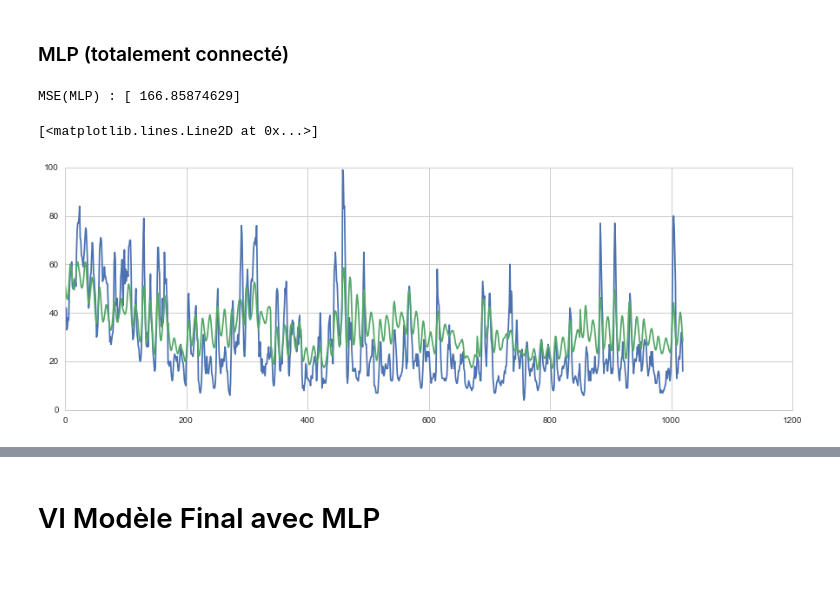
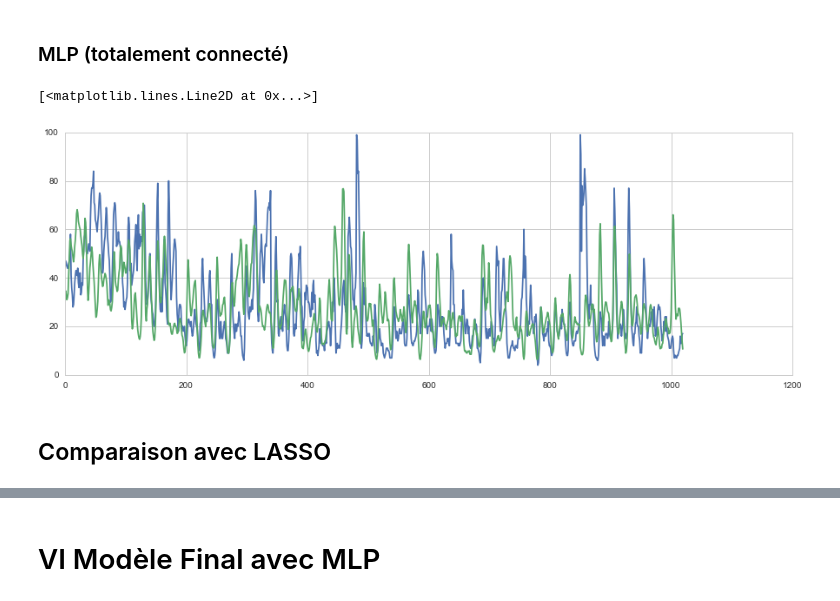
Before and after one commit to MGIMM/Predict-pollution-in-an-asian-megacity, a Jupyter notebook: ANNEXE.ipynb, the cells around one changed output, grey strips where cells are left out. Saved outputs shown, nothing was run; the diff lists cells and outputs as text; code cells hidden in the pictures; blank space fills up the shorter version.

```diff
--- a/ANNEXE.ipynb
+++ b/ANNEXE.ipynb
@@ -240,8 +242,8 @@ On ne considère que la variable à expliquée. i.e. Pour NO2, On n'utilise que
 # %% [markdown]
 ### Désigne de l'ensemble d'apprentissage et l'ensemble de test
 # %%
-var = 'NO2-is-day-month-windB-XPrecipIntensity_04143-XPrecipProbability_04143'
-objet_predict = "NO2"
+var = 'O3-is-day-month-wind-tem-dew-hum-sun-cloud'
+objet_predict = "O3"
 X_train = pd.get_dummies(DataSample(X_train_train,var))
 #X_train = X_train_train.iloc[:,1:]
 Y_train = DataSample(Y_train_train,objet_predict).values
@@ -250,12 +252,12 @@ X_test = pd.get_dummies(DataSample(X_train_test,var))
 #X_test = X_train_test.iloc[:,1:]
 Y_test = DataSample(Y_train_test,objet_predict).values
 # %%
-hour = 24
+hour = 4
 Y_hour_train = Y_train[:,hour-1]
 Y_hour_test = Y_test[:,hour-1]
 
 clf = linear_model.LassoCV()
-clf.fit(X_train.values,Y_hour_train)
+clf.fit(X_train,Y_hour_train)
 
 a=pd.Series([int(clf.coef_[i]!=0) for i in range(len(clf.coef_))])
 
@@ -307,8 +310,8 @@ plt.plot(clf.predict(X_test))
 # %% [markdown]
 ### Désigne de l'ensemble d'apprentissage et l'ensemble de test
 # %%
-var = 'NO2-is-day-month-wind-XPrecipIntensity_04143-XPrecipProbability_04143'
-objet_predict = "NO2"
+var = 'O3-is-day-month-wind'
+objet_predict = "O3"
 X_train = pd.get_dummies(DataSample(X_train_train,var)).values
 #X_train = X_train_train.iloc[:,1:]
 Y_train = DataSample(Y_train_train,objet_predict).values
@@ -316,6 +319,10 @@ Y_train = DataSample(Y_train_train,objet_predict).values
 X_test = pd.get_dummies(DataSample(X_train_test,var)).values
 #X_test = X_train_test.iloc[:,1:]
 Y_test = DataSample(Y_train_test,objet_predict).values
+# %%
+hour = 1
+Y_hour_train = Y_train[:,hour-1]
+Y_hour_test = Y_test[:,hour-1]
 # %% [markdown]
 ### MLP (totalement connecté)
 # %%
@@ -408,12 +411,13 @@ MSE = 0
 for i in range(len(Y_hour_test)):
     MSE += (Y_hour_test[i] - nn.predict(X_test[i])) ** 2
 print 'MSE(MLP) :', MSE/float(len(Y_hour_test))
-# %% [output]
-MSE(MLP) : [ 166.85874629]
 # %%
 plt.figure(figsize = [15,5])
 plt.plot(Y_hour_test)
 plt.plot([nn.predict(X_test[id]) for id in range(len(Y_hour_test))])
+plt.title('MLP')
 # %% [output]
 [<matplotlib.lines.Line2D at 0x...>]
-[figure, old version]
+[figure, new version]
+# %% [markdown]
+## Comparaison avec LASSO
```
Also changed, not shown: parts of 34 cells of this notebook.
